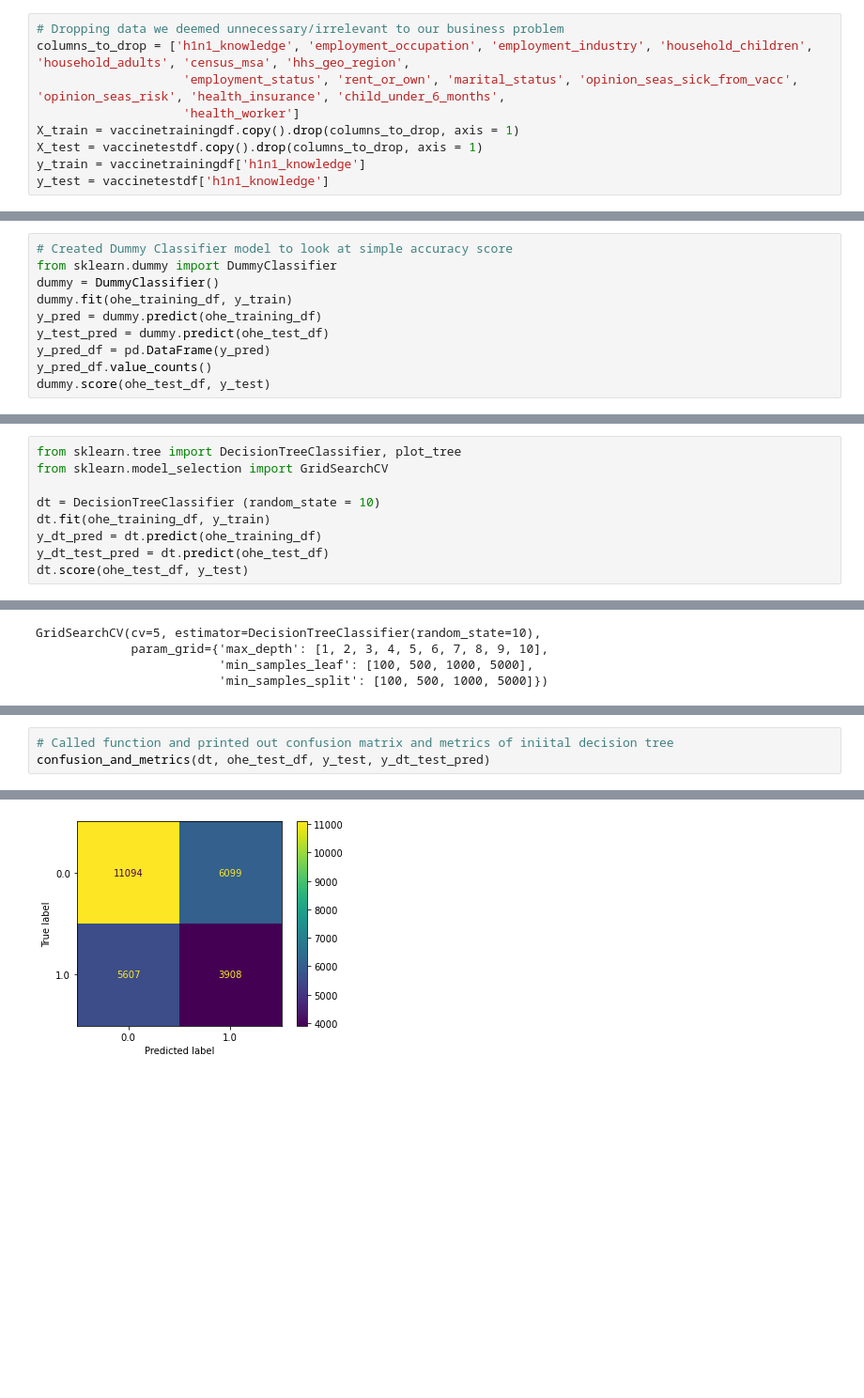
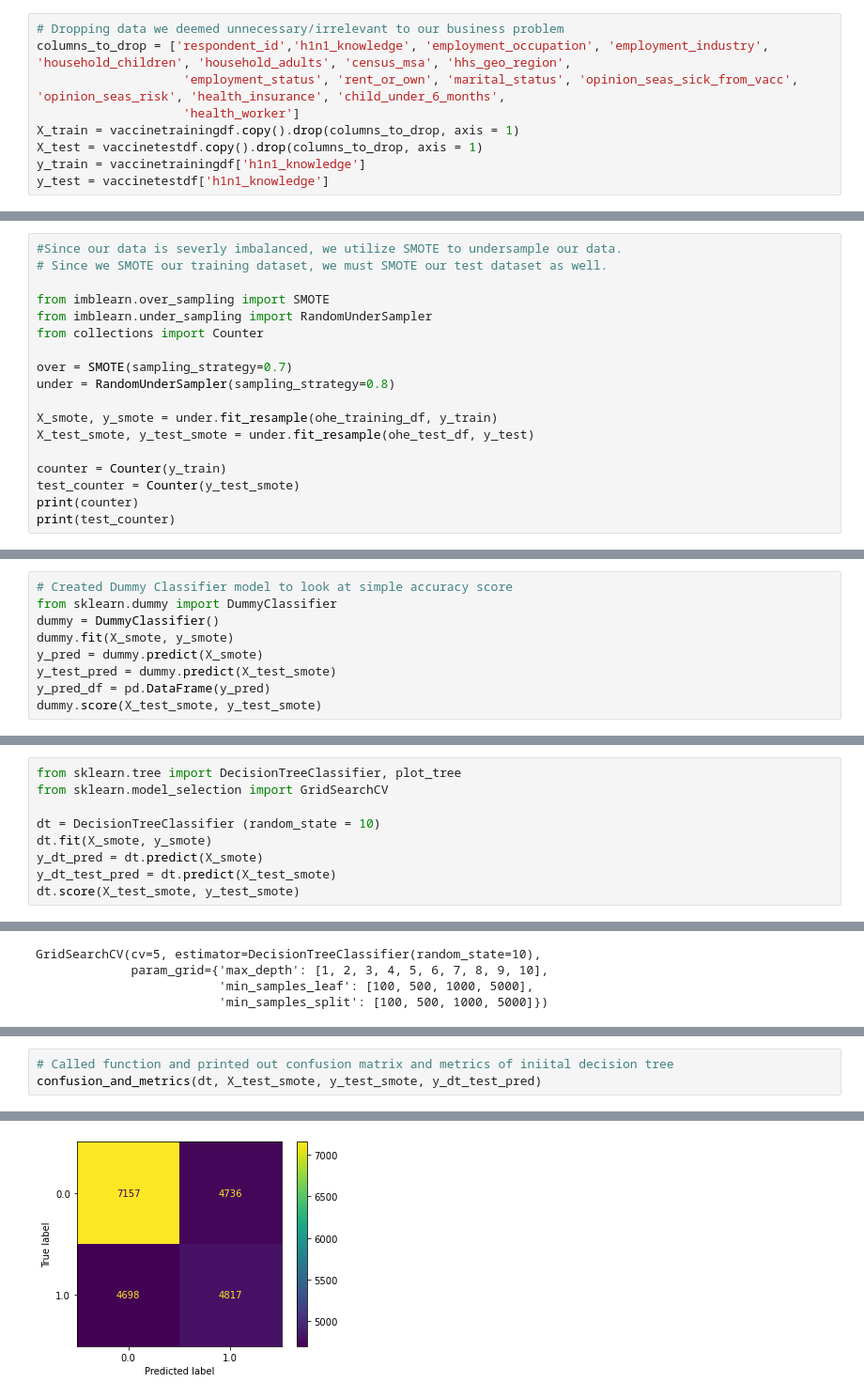
Before and after one commit to petercvuong/Phase-3-Project, a Jupyter notebook: Project 3 Notebook.ipynb, the cells around one changed output, grey strips where cells are left out. Shown at 94% size. Cells and saved outputs as stored; diff of their text form; blank space fills up the shorter version.

Commit message:
Created optimized models and added feature importance

```diff
--- a/Project 3 Notebook.ipynb
+++ b/Project 3 Notebook.ipynb
@@ -109,7 +115,7 @@ vaccinelabelsdf['h1n1_vaccine'].value_counts()
 Name: h1n1_vaccine, dtype: int64
 # %%
 # Dropping data we deemed unnecessary/irrelevant to our business problem
-columns_to_drop = ['h1n1_knowledge', 'employment_occupation', 'employment_industry', 'household_children', 'household_adults', 'census_msa', 'hhs_geo_region',
+columns_to_drop = ['respondent_id','h1n1_knowledge', 'employment_occupation', 'employment_industry', 'household_children', 'household_adults', 'census_msa', 'hhs_geo_region',
                     'employment_status', 'rent_or_own', 'marital_status', 'opinion_seas_sick_from_vacc', 'opinion_seas_risk', 'health_insurance', 'child_under_6_months',
                     'health_worker']
 X_train = vaccinetrainingdf.copy().drop(columns_to_drop, axis = 1)
@@ -424,0 +432,18 @@ Name: h1n1_knowledge, dtype: int64
+# %%
+#Since our data is severly imbalanced, we utilize SMOTE to undersample our data.
+# Since we SMOTE our training dataset, we must SMOTE our test dataset as well.
+
+from imblearn.over_sampling import SMOTE
+from imblearn.under_sampling import RandomUnderSampler
+from collections import Counter
+
+over = SMOTE(sampling_strategy=0.7)
+under = RandomUnderSampler(sampling_strategy=0.8)
+
+X_smote, y_smote = under.fit_resample(ohe_training_df, y_train)
+X_test_smote, y_test_smote = under.fit_resample(ohe_test_df, y_test)
+
+counter = Counter(y_train)
+test_counter = Counter(y_test_smote)
+print(counter)
+print(test_counter)
@@ -426,10 +454,9 @@ Name: h1n1_knowledge, dtype: int64
 # Created Dummy Classifier model to look at simple accuracy score
 from sklearn.dummy import DummyClassifier
 dummy = DummyClassifier()
-dummy.fit(ohe_training_df, y_train)
-y_pred = dummy.predict(ohe_training_df)
-y_test_pred = dummy.predict(ohe_test_df)
+dummy.fit(X_smote, y_smote)
+y_pred = dummy.predict(X_smote)
+y_test_pred = dummy.predict(X_test_smote)
 y_pred_df = pd.DataFrame(y_pred)
-y_pred_df.value_counts()
-dummy.score(ohe_test_df, y_test)
+dummy.score(X_test_smote, y_test_smote)
 # %% [output]
@@ -448,8 +475,8 @@ from sklearn.tree import DecisionTreeClassifier, plot_tree
 from sklearn.model_selection import GridSearchCV
 
 dt = DecisionTreeClassifier (random_state = 10)
-dt.fit(ohe_training_df, y_train)
-y_dt_pred = dt.predict(ohe_training_df)
-y_dt_test_pred = dt.predict(ohe_test_df)
-dt.score(ohe_test_df, y_test)
+dt.fit(X_smote, y_smote)
+y_dt_pred = dt.predict(X_smote)
+y_dt_test_pred = dt.predict(X_test_smote)
+dt.score(X_test_smote, y_test_smote)
 # %% [output]
@@ -534,4 +547,4 @@ Recall Score: 0.348
 # %%
 # Called function and printed out confusion matrix and metrics of iniital decision tree
-confusion_and_metrics(dt, ohe_test_df, y_test, y_dt_test_pred)
+confusion_and_metrics(dt, X_test_smote, y_test_smote, y_dt_test_pred)
 # %% [output]
@@ -540 +553 @@ Recall Score: 0.411
-[figure, old version]
+[figure, new version]
```
Also changed, not shown: parts of 50 cells of this notebook, 2 other files.
